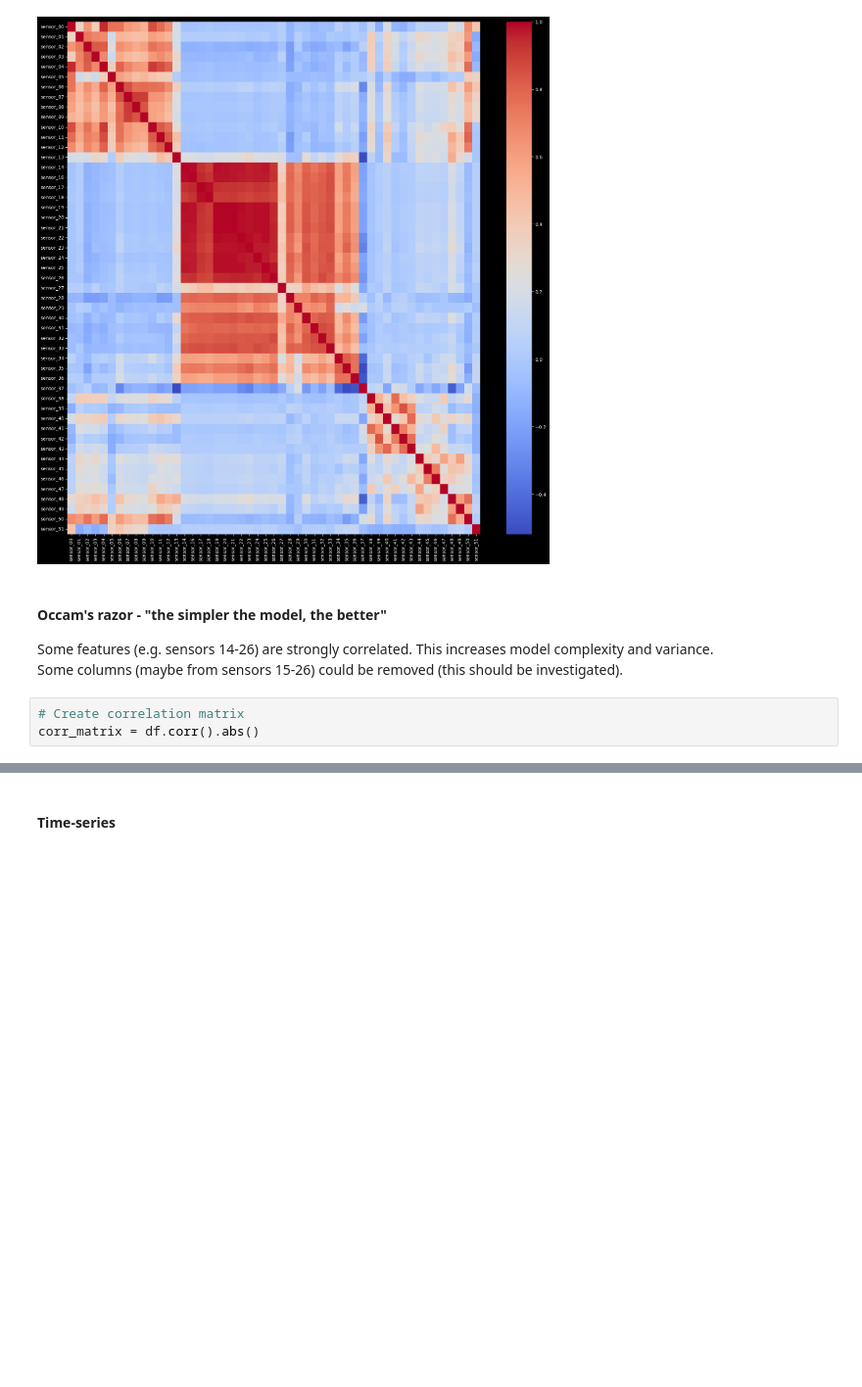
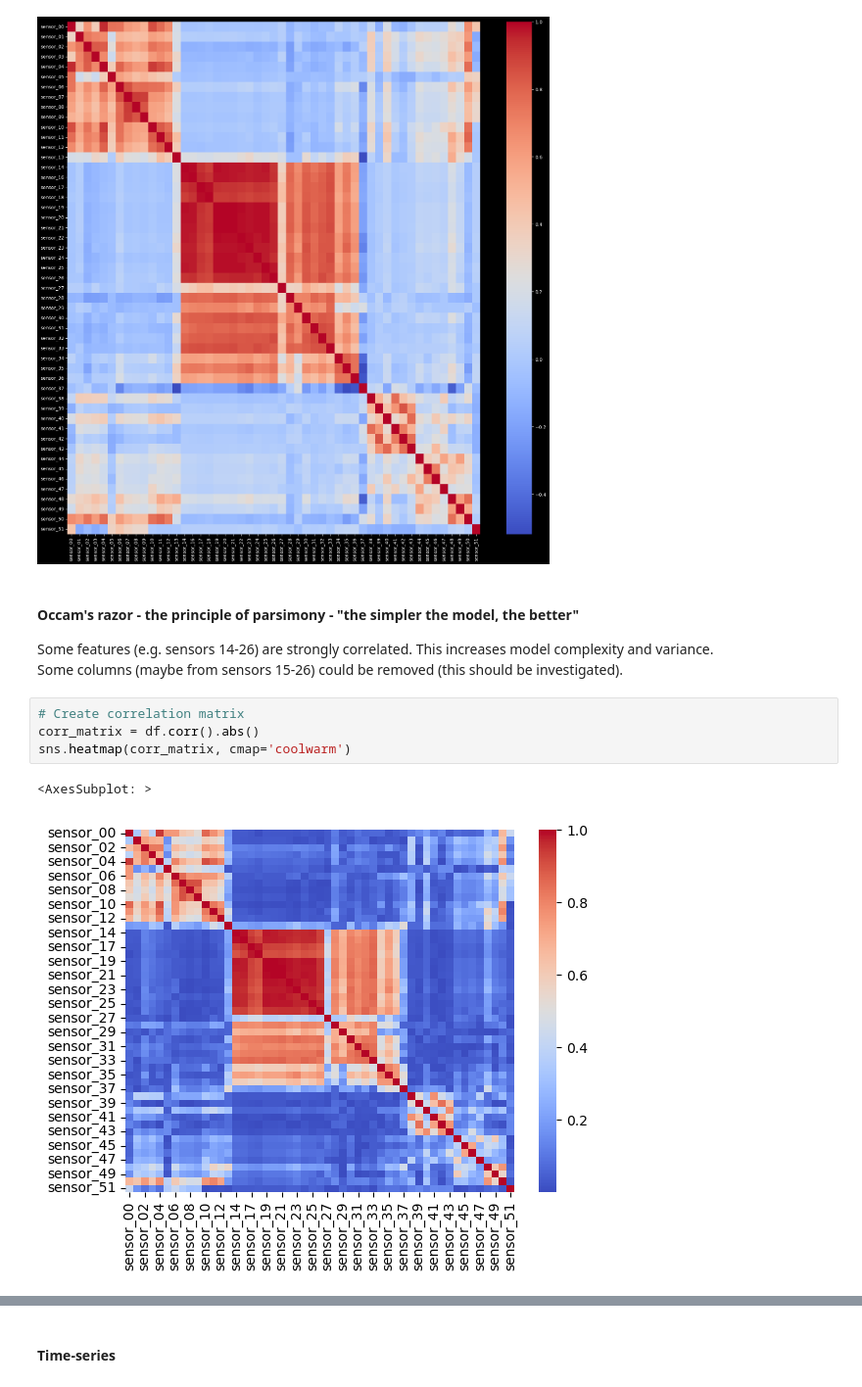
Before and after one commit to piotr-druzdzel/LSTM-for-Time-Series-Sensor-Data, a Jupyter notebook: main.ipynb, the cells around one changed output, grey strips where cells are left out. Shown at 98% size. Saved outputs shown, nothing was run; the diff lists cells and outputs as text; blank space fills up the shorter version.

```diff
--- a/main.ipynb
+++ b/main.ipynb
@@ -141,9 +200,13 @@ sns.heatmap(df.corr(), cmap='coolwarm')
 <AxesSubplot: >
 [figure]
 # %% [markdown]
-#### Occam's razor - "the simpler the model, the better"
+#### Occam's razor - the principle of parsimony - "the simpler the model, the better"
 Some features (e.g. sensors 14-26) are strongly correlated. This increases model complexity and variance.<br>
 Some columns (maybe from sensors 15-26) could be removed (this should be investigated).
 # %%
 # Create correlation matrix
 corr_matrix = df.corr().abs()
+sns.heatmap(corr_matrix, cmap='coolwarm')
+# %% [output]
+<AxesSubplot: >
+[figure, added]
```
Also changed, not shown: parts of 12 cells of this notebook.
